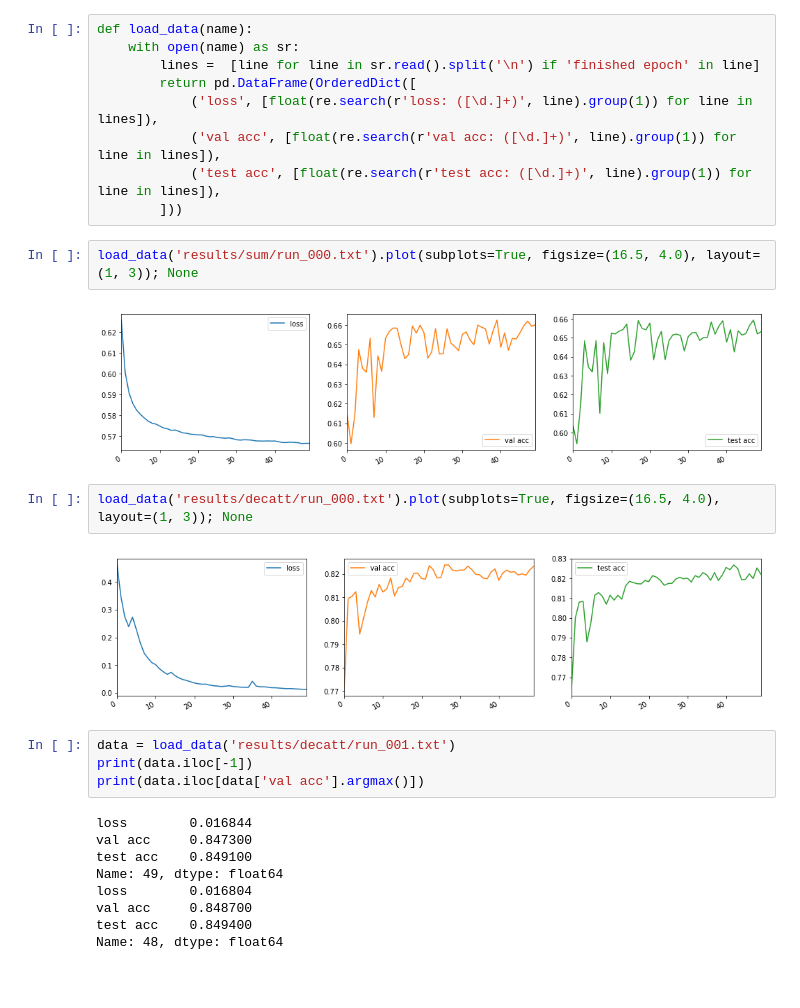
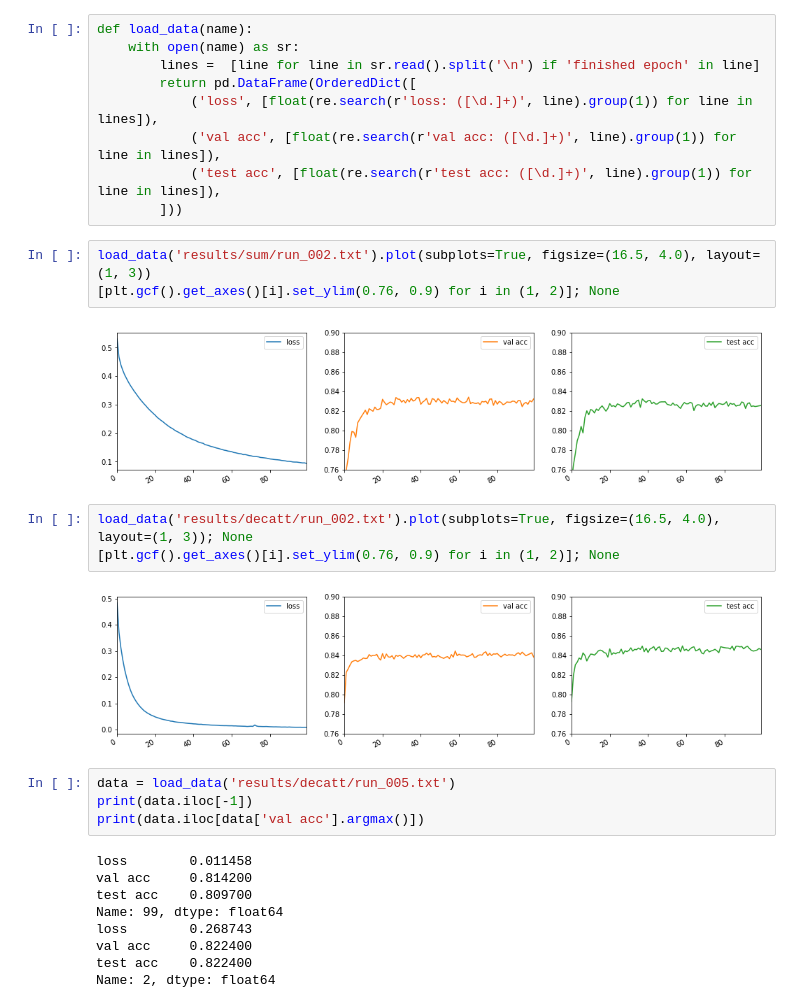
Before and after one commit to stevenxxiu/paraphrase_question, a Jupyter notebook: notes.ipynb, the cells around one changed output. Saved outputs shown, nothing was run; the diff lists cells and outputs as text; blank space fills up the shorter version.

Commit message:
thresholding results with additional 100 epoch runs for thresholds of 0.5

```diff
--- a/notes.ipynb
+++ b/notes.ipynb
@@ -16,23 +16,25 @@ def load_data(name):
             ('test acc', [float(re.search(r'test acc: ([\d.]+)', line).group(1)) for line in lines]),
         ]))
 # %%
-load_data('results/sum/run_000.txt').plot(subplots=True, figsize=(16.5, 4.0), layout=(1, 3)); None
+load_data('results/sum/run_002.txt').plot(subplots=True, figsize=(16.5, 4.0), layout=(1, 3))
+[plt.gcf().get_axes()[i].set_ylim(0.76, 0.9) for i in (1, 2)]; None
 # %% [output]
-[figure, old version]
+[figure, new version]
 # %%
-load_data('results/decatt/run_000.txt').plot(subplots=True, figsize=(16.5, 4.0), layout=(1, 3)); None
+load_data('results/decatt/run_002.txt').plot(subplots=True, figsize=(16.5, 4.0), layout=(1, 3)); None
+[plt.gcf().get_axes()[i].set_ylim(0.76, 0.9) for i in (1, 2)]; None
 # %% [output]
-[figure, old version]
+[figure, new version]
 # %%
-data = load_data('results/decatt/run_001.txt')
+data = load_data('results/decatt/run_005.txt')
 print(data.iloc[-1])
 print(data.iloc[data['val acc'].argmax()])
 # %% [output]
-loss        0.016844
-val acc     0.847300
-test acc    0.849100
-Name: 49, dtype: float64
-loss        0.016804
-val acc     0.848700
-test acc    0.849400
-Name: 48, dtype: float64
+loss        0.011458
+val acc     0.814200
+test acc    0.809700
+Name: 99, dtype: float64
+loss        0.268743
+val acc     0.822400
+test acc    0.822400
+Name: 2, dtype: float64
```
Also changed, not shown: 15 other files.
